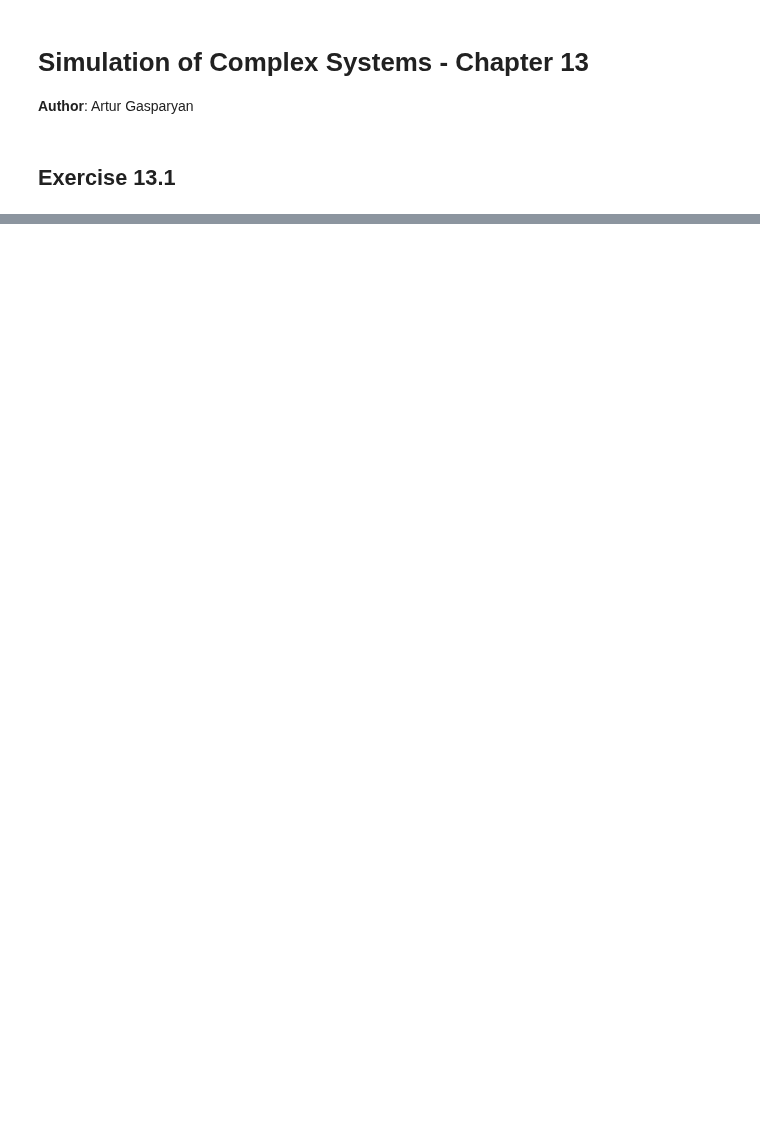
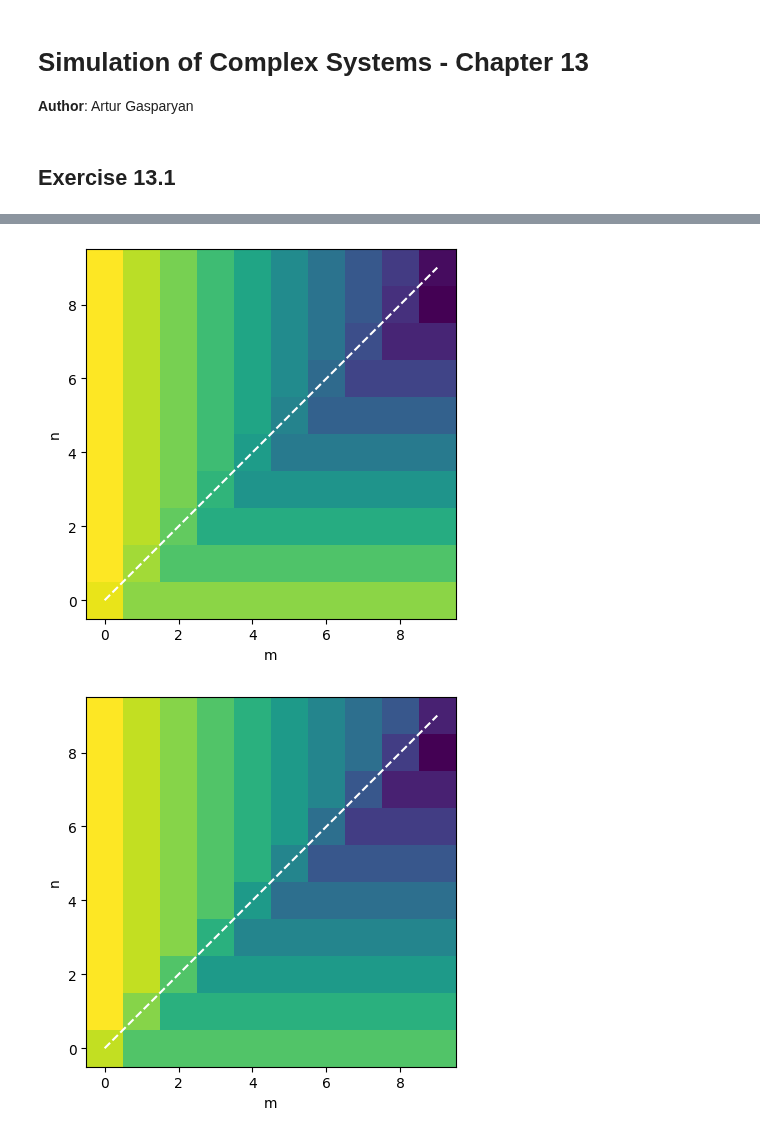
Before and after one commit to gasparyanartur/simulation-of-complex-systems-solutions, a Jupyter notebook: chapter-13/chapter-13.ipynb, the cells around one changed output, grey strips where cells are left out. Cells and saved outputs as stored; diff of their text form; code cells hidden in the pictures; blank space fills up the shorter version.

```diff
--- a/chapter-13/chapter-13.ipynb
+++ b/chapter-13/chapter-13.ipynb
@@ -75,0 +83,15 @@ ax.plot(np.arange(1, N+1)-1, np.arange(N), linestyle='--', c='white')
+# %%
+N = 10
+T = 0
+P = 1
+Rs = [0.25, 0.5, 0.75, 0.001]
+Ss = [1.25, 1.5, 1.75, 0.999]
+
+
+for R, S in zip(Rs, Ss):
+    outcomes = get_outcomes(T, R, P, S)
+    years_all = get_years(N, outcomes)
+    plot_2d(years_all)
+# %% [output]
+[figure, added]
+[figure, added]
```
Also changed, not shown: parts of 11 cells of this notebook, 1 other file.
